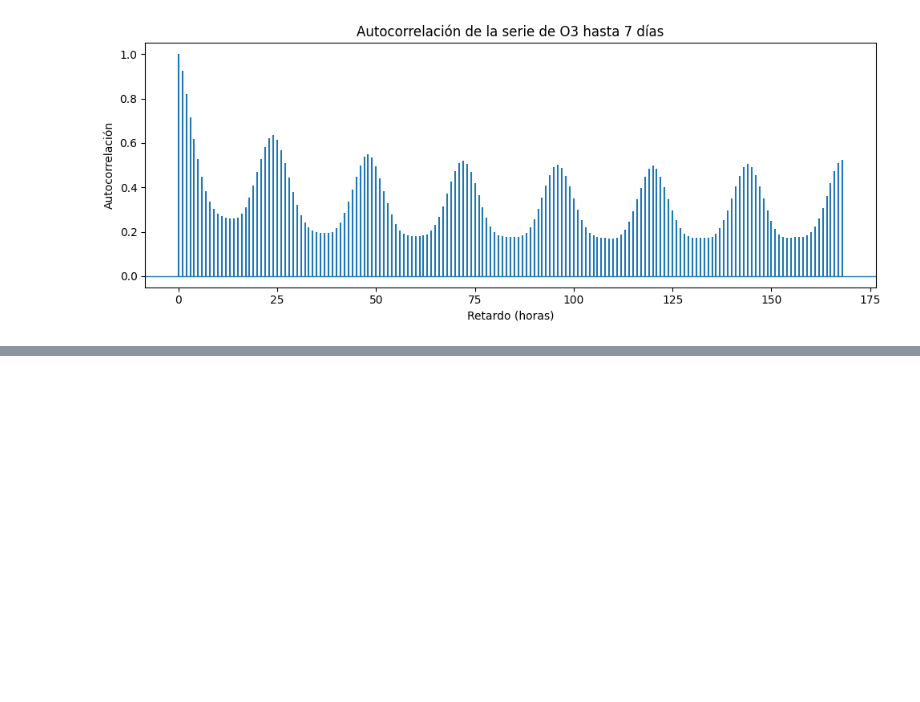
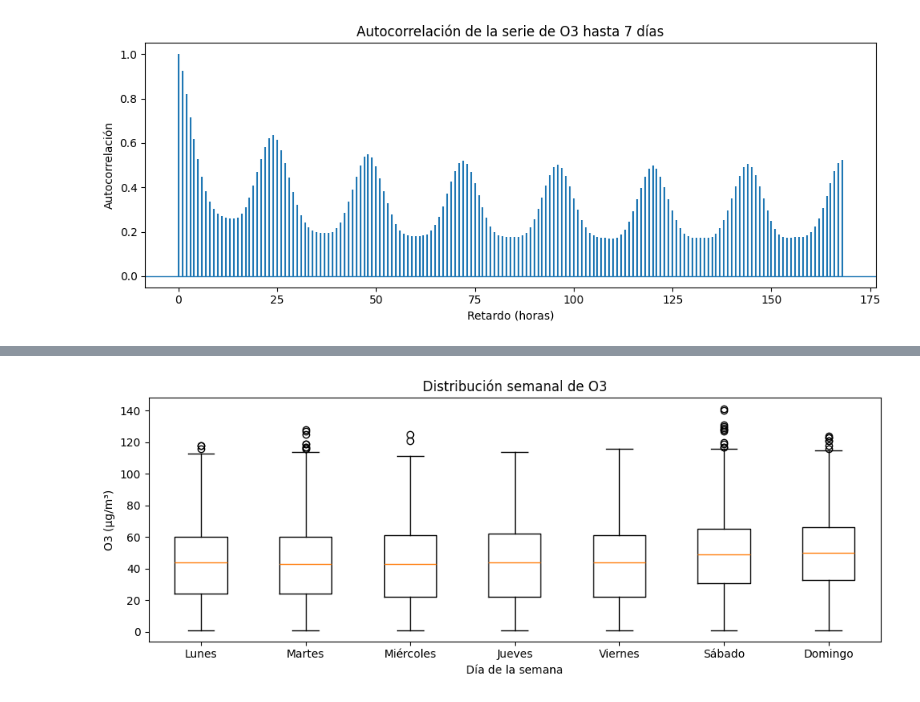
Before and after one commit to hipenation2142/trabajo, a Jupyter notebook: notebooks/01_eda_o3.ipynb, the cells around one changed output, grey strips where cells are left out. Drawn from its saved outputs; the diff is of its cells as text; code cells hidden in the pictures; blank space fills up the shorter version.

```diff
--- a/notebooks/01_eda_o3.ipynb
+++ b/notebooks/01_eda_o3.ipynb
@@ -639,0 +712,32 @@ plt.show()
+# %%
+# Se analiza la distribución de O3 según el día de la semana.
+# El objetivo es comprobar si los fines de semana presentan un comportamiento distinto
+# al de los días laborables.
+weekday_labels = [
+    "Lunes", "Martes", "Miércoles", "Jueves", "Viernes", "Sábado", "Domingo",
+]
+
+weekday_boxplot_data = [
+    plot_df.loc[plot_df["day_of_week"] == day, "o3"].to_numpy()
+    for day in range(7)
+]
+
+fig, ax = plt.subplots(figsize=(10, 4))
+
+ax.boxplot(weekday_boxplot_data, tick_labels=weekday_labels, showfliers=True)
+
+ax.set_title("Distribución semanal de O3")
+ax.set_xlabel("Día de la semana")
+ax.set_ylabel("O3 (µg/m³)")
+
+fig.tight_layout()
+
+fig.savefig(
+    FIGURES_GENERATED_DIR / "eda_o3_weekday_boxplot.png",
+    dpi=150,
+    bbox_inches="tight",
+)
+
+plt.show()
+# %% [output]
+[figure, added]
```
Also changed, not shown: parts of 6 cells of this notebook, 7 other files.
